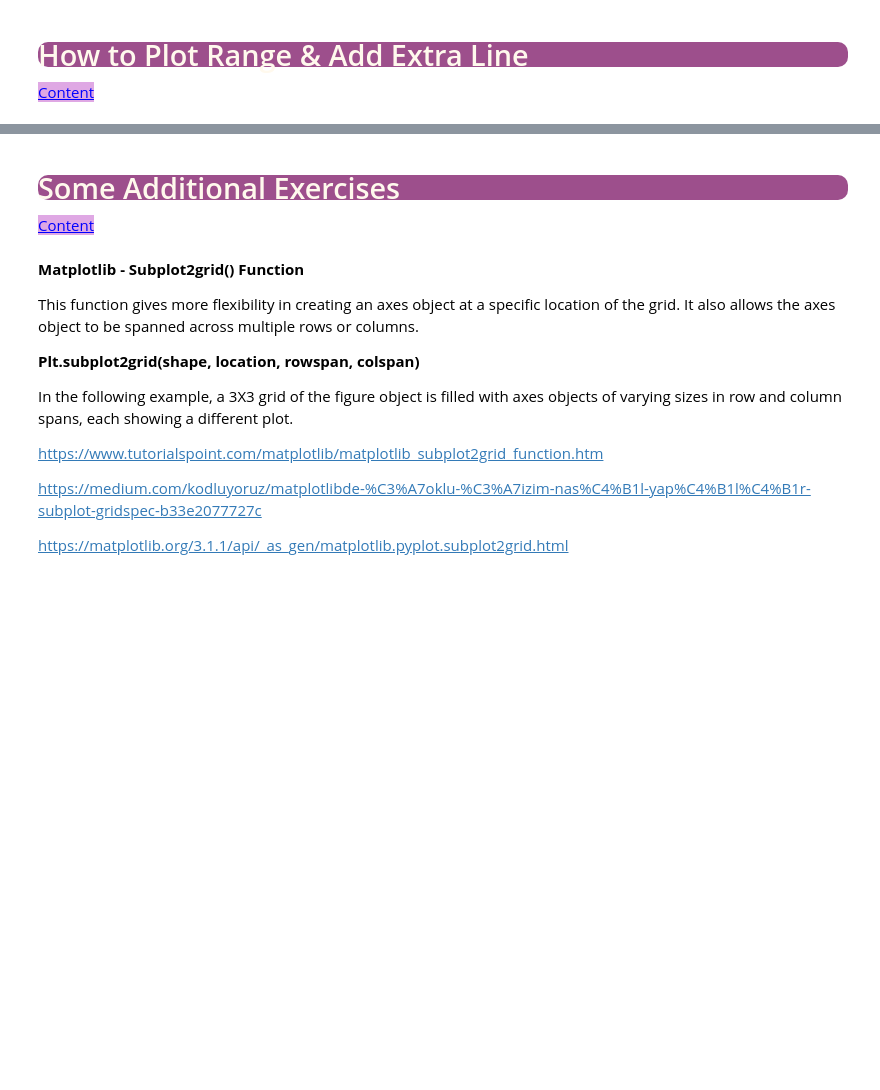
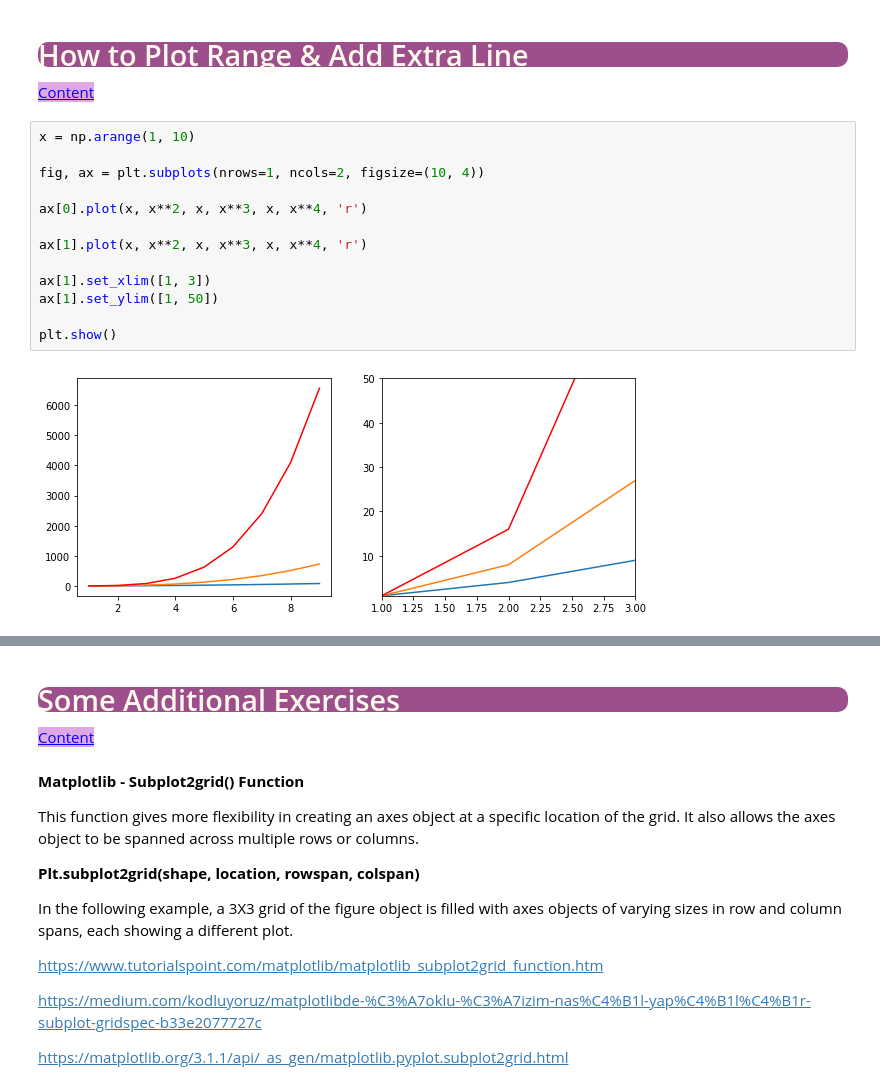
Before and after one commit to D1290-Ali/Data-Science, a Jupyter notebook: DVwPY/Sessions/1_DVwPy_S1_Matplotlib_Empty_Notebook_02_02_2022_Session1.ipynb, the cells around one changed output, grey strips where cells are left out. Saved outputs shown, nothing was run; the diff lists cells and outputs as text; blank space fills up the shorter version.

```diff
--- a/DVwPY/Sessions/1_DVwPy_S1_Matplotlib_Empty_Notebook_02_02_2022_Session1.ipynb
+++ b/DVwPY/Sessions/1_DVwPy_S1_Matplotlib_Empty_Notebook_02_02_2022_Session1.ipynb
@@ -576,3 +621,18 @@ legent location
 <a id="9.3"></a>
 <a href="#toc" class="btn btn-primary btn-sm" role="button" aria-pressed="true"
 style="color:blue; background-color:#dfa8e4" data-toggle="popover">Content</a>
+# %%
+x = np.arange(1, 10)
+
+fig, ax = plt.subplots(nrows=1, ncols=2, figsize=(10, 4))
+
+ax[0].plot(x, x**2, x, x**3, x, x**4, 'r')
+
+ax[1].plot(x, x**2, x, x**3, x, x**4, 'r')
+
+ax[1].set_xlim([1, 3])
+ax[1].set_ylim([1, 50])
+
+plt.show()
+# %% [output]
+[figure, added]
```
Also changed, not shown: parts of 8 cells of this notebook.
